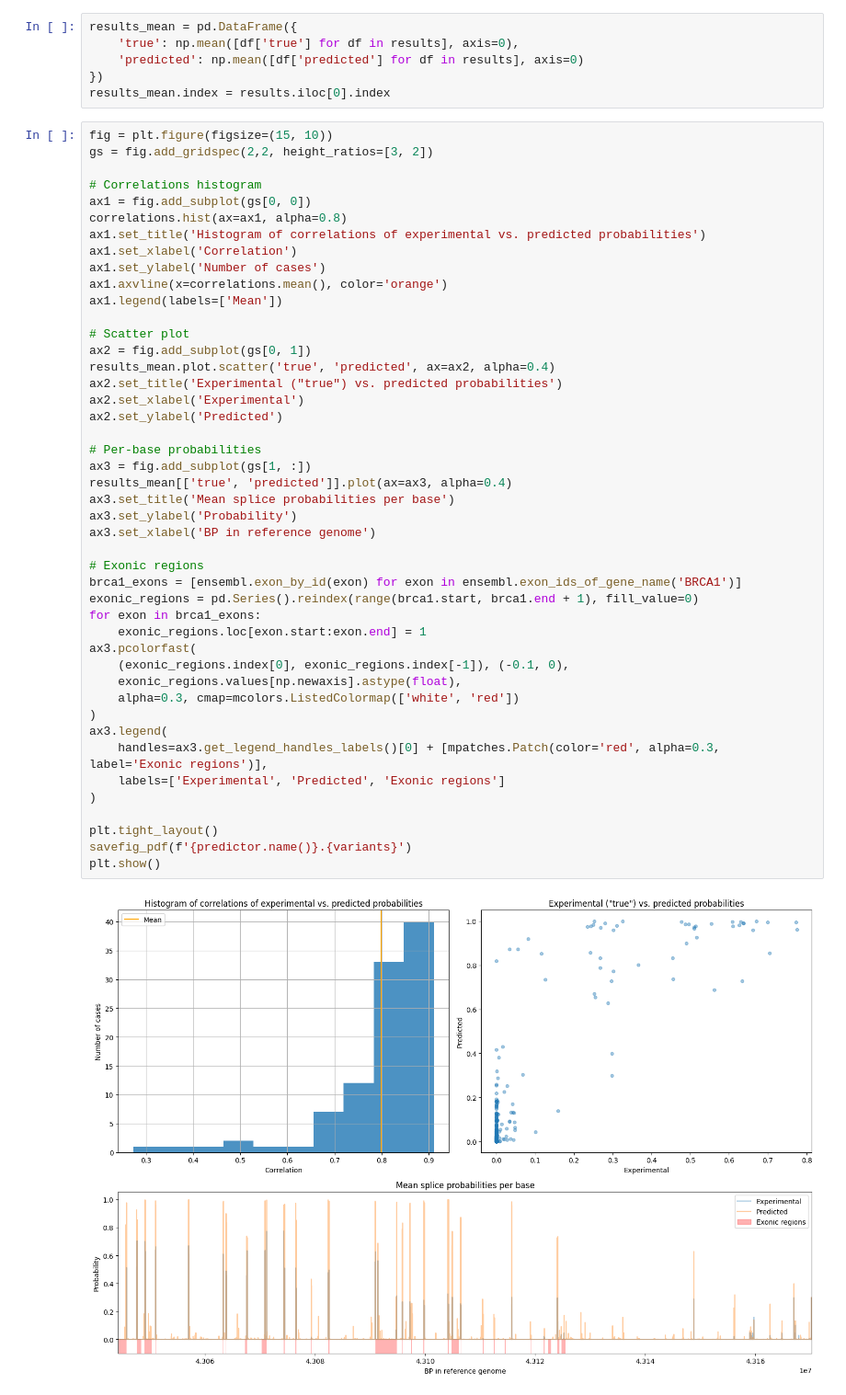
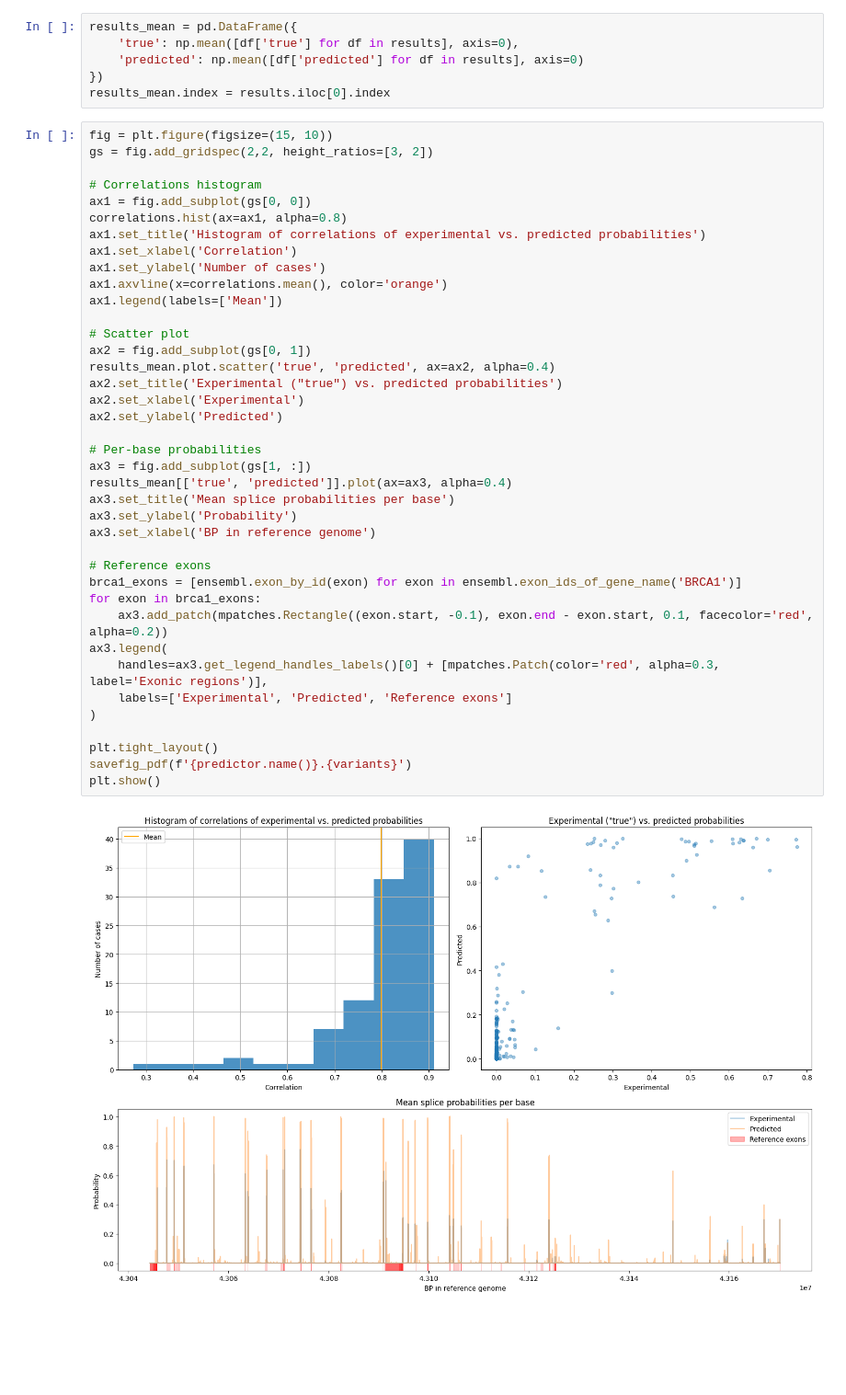
Before and after one commit to jannis-baum/hpi-hoai, a Jupyter notebook: evaluation.ipynb, the cells around one changed output. Shown at 92% size. Cells and saved outputs as stored; diff of their text form; blank space fills up the shorter version.

Commit message:
feat: improve exon plotting

```diff
--- a/evaluation.ipynb
+++ b/evaluation.ipynb
@@ -210,40 +210,34 @@ correlations.hist(ax=ax1, alpha=0.8)
 ax1.set_title('Histogram of correlations of experimental vs. predicted probabilities')
 ax1.set_xlabel('Correlation')
 ax1.set_ylabel('Number of cases')
 ax1.axvline(x=correlations.mean(), color='orange')
 ax1.legend(labels=['Mean'])
 
 # Scatter plot
 ax2 = fig.add_subplot(gs[0, 1])
 results_mean.plot.scatter('true', 'predicted', ax=ax2, alpha=0.4)
 ax2.set_title('Experimental ("true") vs. predicted probabilities')
 ax2.set_xlabel('Experimental')
 ax2.set_ylabel('Predicted')
 
 # Per-base probabilities
 ax3 = fig.add_subplot(gs[1, :])
 results_mean[['true', 'predicted']].plot(ax=ax3, alpha=0.4)
 ax3.set_title('Mean splice probabilities per base')
 ax3.set_ylabel('Probability')
 ax3.set_xlabel('BP in reference genome')
 
-# Exonic regions
+# Reference exons
 brca1_exons = [ensembl.exon_by_id(exon) for exon in ensembl.exon_ids_of_gene_name('BRCA1')]
-exonic_regions = pd.Series().reindex(range(brca1.start, brca1.end + 1), fill_value=0)
 for exon in brca1_exons:
-    exonic_regions.loc[exon.start:exon.end] = 1
-ax3.pcolorfast(
-    (exonic_regions.index[0], exonic_regions.index[-1]), (-0.1, 0),
-    exonic_regions.values[np.newaxis].astype(float),
-    alpha=0.3, cmap=mcolors.ListedColormap(['white', 'red'])
-)
+    ax3.add_patch(mpatches.Rectangle((exon.start, -0.1), exon.end - exon.start, 0.1, facecolor='red', alpha=0.2))
 ax3.legend(
     handles=ax3.get_legend_handles_labels()[0] + [mpatches.Patch(color='red', alpha=0.3, label='Exonic regions')],
-    labels=['Experimental', 'Predicted', 'Exonic regions']
+    labels=['Experimental', 'Predicted', 'Reference exons']
 )
 
 plt.tight_layout()
 savefig_pdf(f'{predictor.name()}.{variants}')
 plt.show()
 # %% [output]
-[figure, old version]
+[figure, new version]
```
Also changed, not shown: parts of 1 cell of this notebook.
